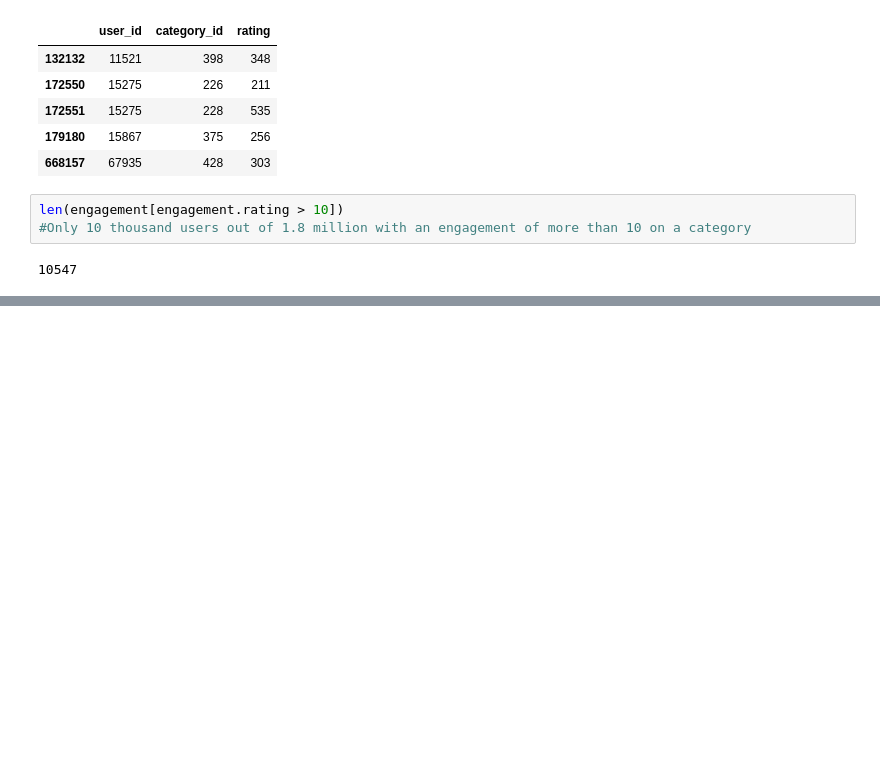
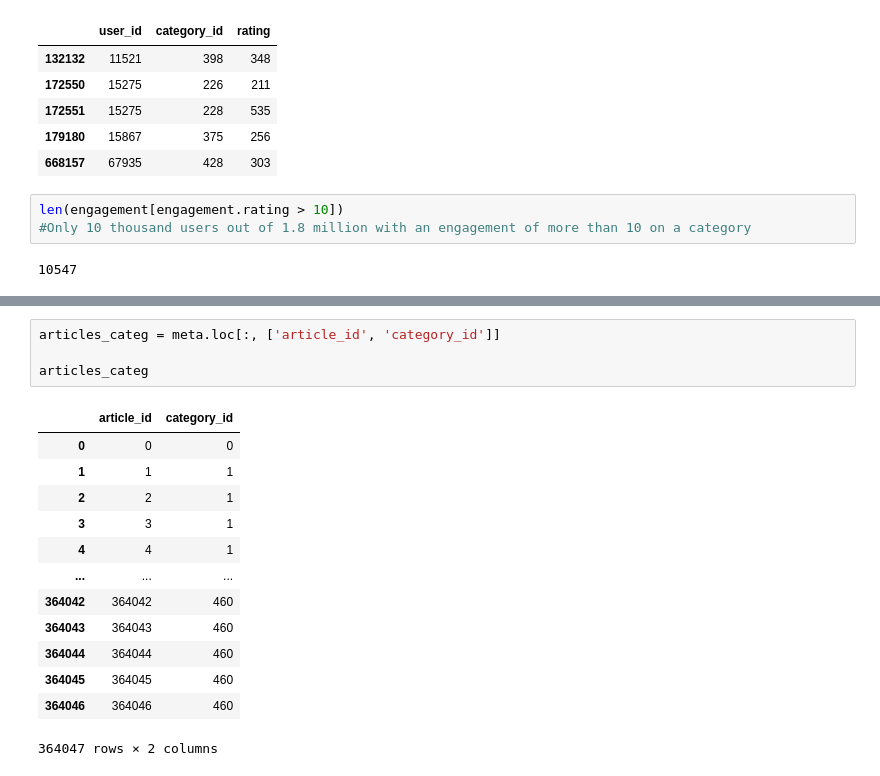
Before and after one commit to octave-ati/Designing-a-Recommendation-Model, a Jupyter notebook: P9_01_Notebook.ipynb, the cells around one changed output, grey strips where cells are left out. Saved outputs shown, nothing was run; the diff lists cells and outputs as text; blank space fills up the shorter version.

```diff
--- a/P9_01_Notebook.ipynb
+++ b/P9_01_Notebook.ipynb
@@ -187,0 +597,18 @@ len(engagement[engagement.rating > 10])
+# %%
+articles_categ = meta.loc[:, ['article_id', 'category_id']]
+
+articles_categ
+# %% [output]
+|  | article_id | category_id |
+| 0 | 0 | 0 |
+| 1 | 1 | 1 |
+| 2 | 2 | 1 |
+| 3 | 3 | 1 |
+| 4 | 4 | 1 |
+| ... | ... | ... |
+| 364042 | 364042 | 460 |
+| 364043 | 364043 | 460 |
+| 364044 | 364044 | 460 |
+| 364045 | 364045 | 460 |
+| 364046 | 364046 | 460 |
+364047 rows × 2 columns
```
Also changed, not shown: parts of 28 cells of this notebook.
